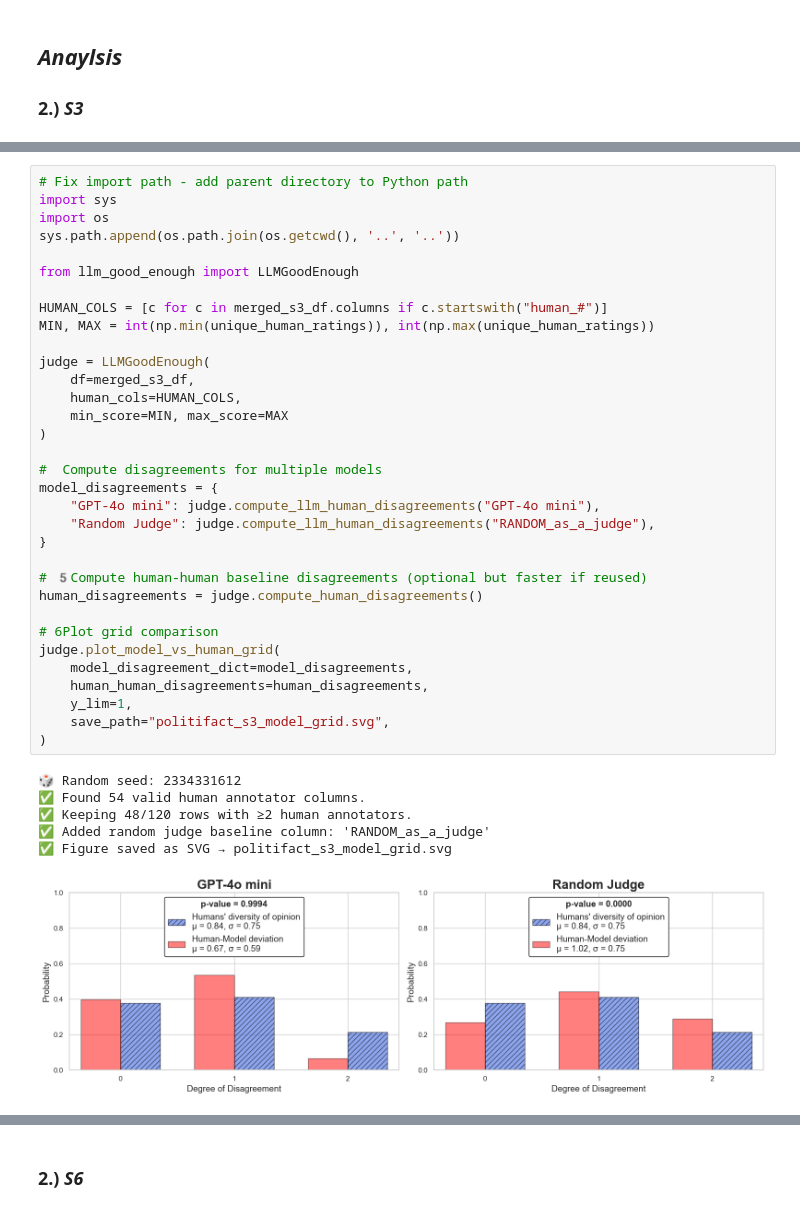
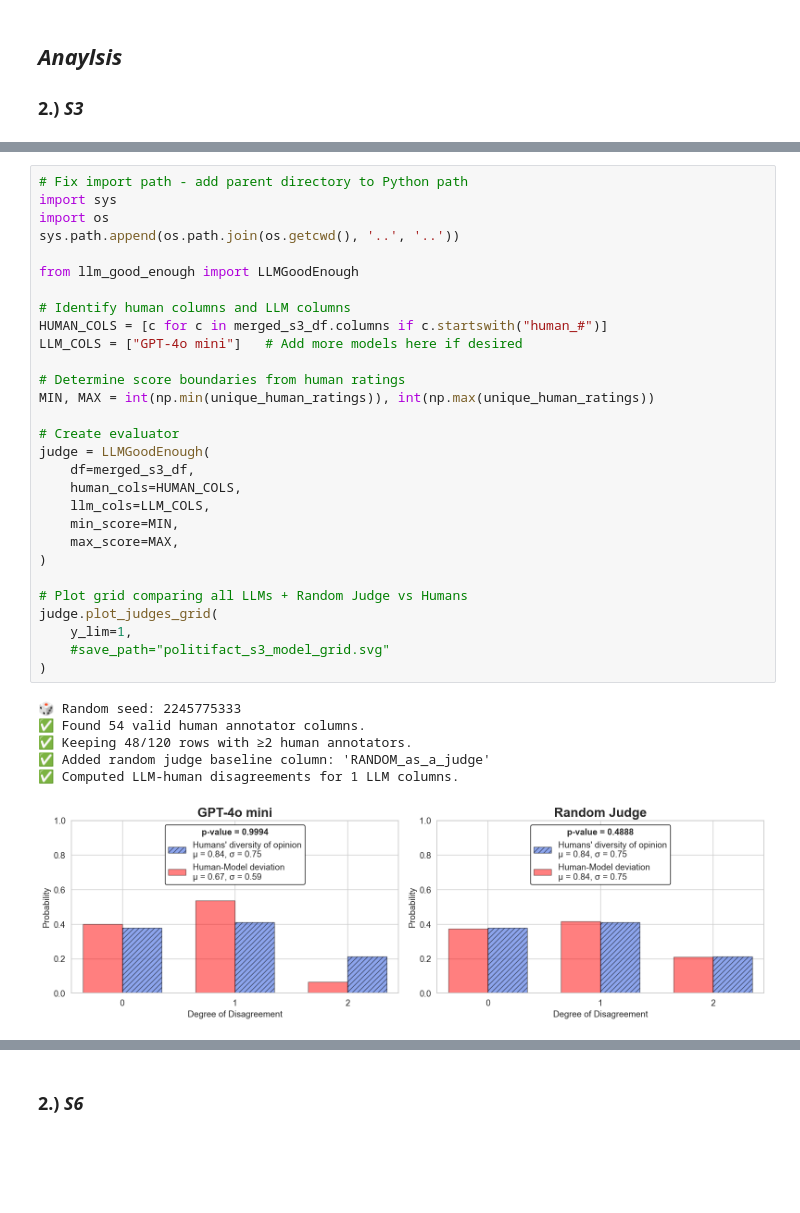
Before and after one commit to Ocean-code-1995/llm-judge-good-enough, a Jupyter notebook: politifact/src/analysis.ipynb, the cells around one changed output, grey strips where cells are left out. Cells and saved outputs as stored; diff of their text form; blank space fills up the shorter version.

```diff
--- a/politifact/src/analysis.ipynb
+++ b/politifact/src/analysis.ipynb
@@ -149,45 +149,41 @@ Human rating scale: [0. 1. 2.]
 | 2 | 98 percent of small businesses ma... | 1.0 | NaN | NaN | NaN | NaN | NaN | NaN | NaN | ... |
 | 3 | A recent economic uptick appears ... | 1.0 | NaN | NaN | NaN | NaN | NaN | NaN | NaN | ... |
 | 4 | According to Wikipedia there are ... | 1.0 | NaN | NaN | NaN | NaN | NaN | NaN | NaN | ... |
-# %%
-# Fix import path - add parent directory to Python path
-import sys
-import os
-sys.path.append(os.path.join(os.getcwd(), '..', '..'))
-
-from llm_good_enough import LLMGoodEnough
-
-HUMAN_COLS = [c for c in merged_s3_df.columns if c.startswith("human_#")]
-MIN, MAX = int(np.min(unique_human_ratings)), int(np.max(unique_human_ratings))
-
-judge = LLMGoodEnough(
-    df=merged_s3_df,
-    human_cols=HUMAN_COLS,
-    min_score=MIN, max_score=MAX
-)
-
-#  Compute disagreements for multiple models
-model_disagreements = {
-    "GPT-4o mini": judge.compute_llm_human_disagreements("GPT-4o mini"),
-    "Random Judge": judge.compute_llm_human_disagreements("RANDOM_as_a_judge"),
-}
-
-# 5️Compute human-human baseline disagreements (optional but faster if reused)
-human_disagreements = judge.compute_human_disagreements()
-
-# 6Plot grid comparison
-judge.plot_model_vs_human_grid(
-    model_disagreement_dict=model_disagreements,
-    human_human_disagreements=human_disagreements,
-    y_lim=1,
-    save_path="politifact_s3_model_grid.svg",
-)
-# %% [output]
-🎲 Random seed: 2334331612
-✅ Found 54 valid human annotator columns.
-✅ Keeping 48/120 rows with ≥2 human annotators.
-✅ Added random judge baseline column: 'RANDOM_as_a_judge'
-✅ Figure saved as SVG → politifact_s3_model_grid.svg
-[figure, removed]
+# %%
+# Fix import path - add parent directory to Python path
+import sys
+import os
+sys.path.append(os.path.join(os.getcwd(), '..', '..'))
+
+from llm_good_enough import LLMGoodEnough
+
+# Identify human columns and LLM columns
+HUMAN_COLS = [c for c in merged_s3_df.columns if c.startswith("human_#")]
+LLM_COLS = ["GPT-4o mini"]   # Add more models here if desired
+
+# Determine score boundaries from human ratings
+MIN, MAX = int(np.min(unique_human_ratings)), int(np.max(unique_human_ratings))
+
+# Create evaluator
+judge = LLMGoodEnough(
+    df=merged_s3_df,
+    human_cols=HUMAN_COLS,
+    llm_cols=LLM_COLS,
+    min_score=MIN,
+    max_score=MAX,
+)
+
+# Plot grid comparing all LLMs + Random Judge vs Humans
+judge.plot_judges_grid(
+    y_lim=1,
+    #save_path="politifact_s3_model_grid.svg"
+)
+# %% [output]
+🎲 Random seed: 2245775333
+✅ Found 54 valid human annotator columns.
+✅ Keeping 48/120 rows with ≥2 human annotators.
+✅ Added random judge baseline column: 'RANDOM_as_a_judge'
+✅ Computed LLM-human disagreements for 1 LLM columns.
+[figure, added]
 # %%
 judge = LLMGoodEnough(
```
Also changed, not shown: parts of 15 cells of this notebook, 3 other files.
